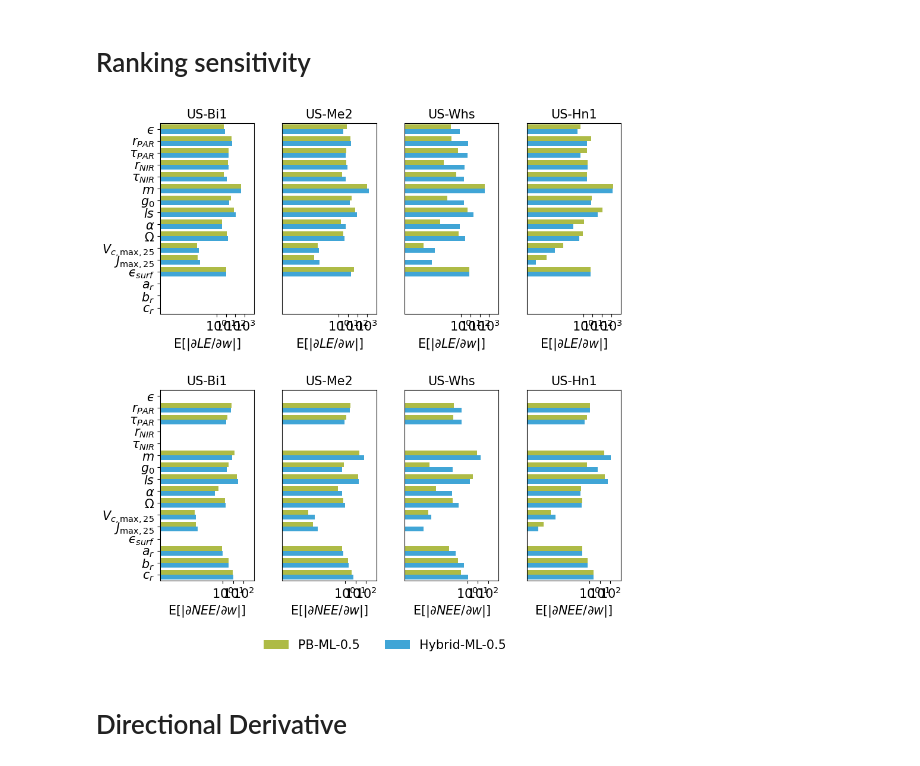
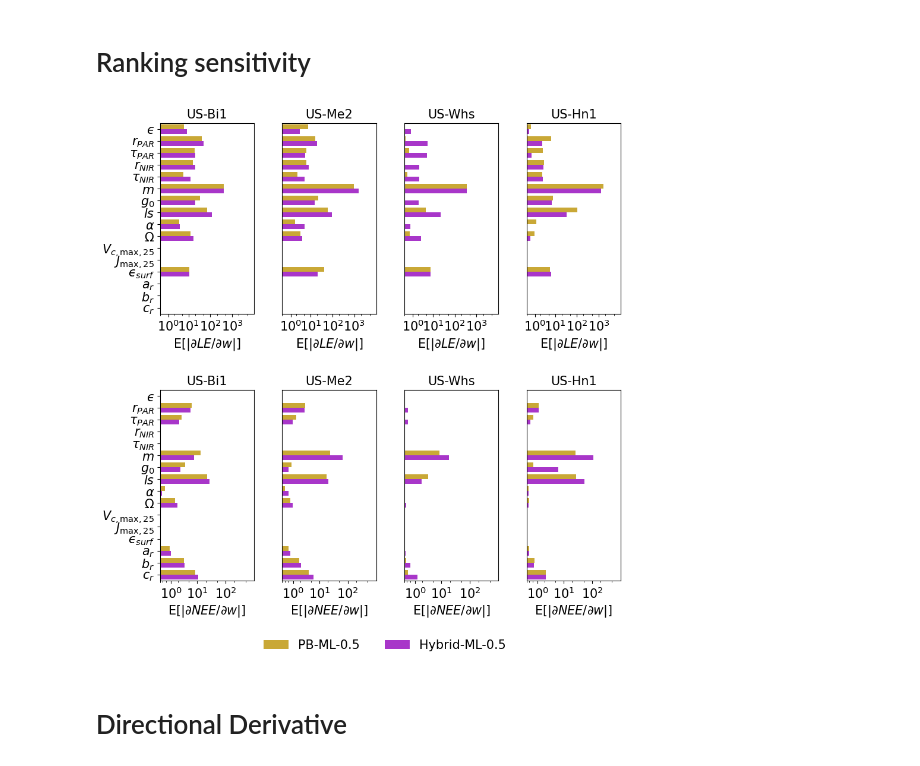
Before and after one commit to pnnl/JAX-CanVeg, a Jupyter notebook: examples/SensitivityAnalysis.ipynb, the cells around one changed output. Cells and saved outputs as stored; diff of their text form; code cells hidden in the pictures.

```diff
--- a/examples/SensitivityAnalysis.ipynb
+++ b/examples/SensitivityAnalysis.ipynb
@@ -67,9 +67,12 @@ subpara_labels = [
 ]
 varn_set = ["LE", "NEE"]
 
+# colors = {
+#     "PB": '#bdcf32', "Hybrid": '#27aeef',
+#     "DNN": '#87bc45', "Obs": "black"
+# }
 colors = {
-    "PB": '#bdcf32', "Hybrid": '#27aeef',
-    "DNN": '#87bc45', "Obs": "black"
+    "PB": '#E1B51E', "Hybrid": '#B51EE1', "DNN": '#1EE1B5', "Obs": "black"
 }
 
 # Current directory
@@ -98,34 +101,34 @@ for site in sites:
 # %%
 fig, axes = plt.subplots(2, 4, figsize=(10, 10))
 for j, site in enumerate(sites):
     for i, varn in enumerate(varn_set):
         ax = axes[i, j]
         df_sa = []
         for case in ["PB-ML-0.5", "Hybrid-ML-0.5"]:
             sa = df_sa_set[site][f"{varn}:{case}"][subpara_labels].copy()
             sa[sa.abs() > 1e5] = np.nan
             sa.replace([np.inf, -np.inf], np.nan, inplace=True)
             d = sa.abs().mean()
             d = d.reset_index()
             d.columns = ["Para", "Derivative"]
             d["Case"] = case
             df_sa.append(d)
         df_sa = pd.concat(df_sa)
         # sns.barplot(df_sa, x="body_mass_g", y="island", hue="island", legend=False)
         ax = sns.barplot(df_sa, y="Para", x="Derivative", hue="Case", ax=ax,
                     palette=[colors['PB'], colors['Hybrid']], legend="full" if i==len(varn_set)-1 and j==len(sites)-1 else False)
         ax.set(ylabel="", xlabel=f"E[|$\partial {varn}/ \partial w$|]", title=f"{site}",
-               xscale='log', xlim=[1e-6,1e4] if varn=='LE' else [1e-6,1e3],
+               xscale='asinh', xlim=[1e-6,1e4] if varn=='LE' else [1e-6,1e3],
                xticks=[1e0,1e1,1e2,1e3] if varn=='LE' else [1e0,1e1,1e2])
         if i==len(varn_set)-1 and j==len(sites)-1:
             handles, labels = ax.get_legend_handles_labels()
             ax.legend(handles, labels, ncols=2, frameon=False, bbox_to_anchor=(-.1, -0.25), title="")
         if j != 0:
             ax.set_yticks([]);
 
 plt.subplots_adjust(hspace=0.4, wspace=0.3)
 # %% [output]
-[figure, old version]
+[figure, new version]
 # %% [markdown]
 # Directional Derivative
 # %%
```
Also changed, not shown: 2 other files.
